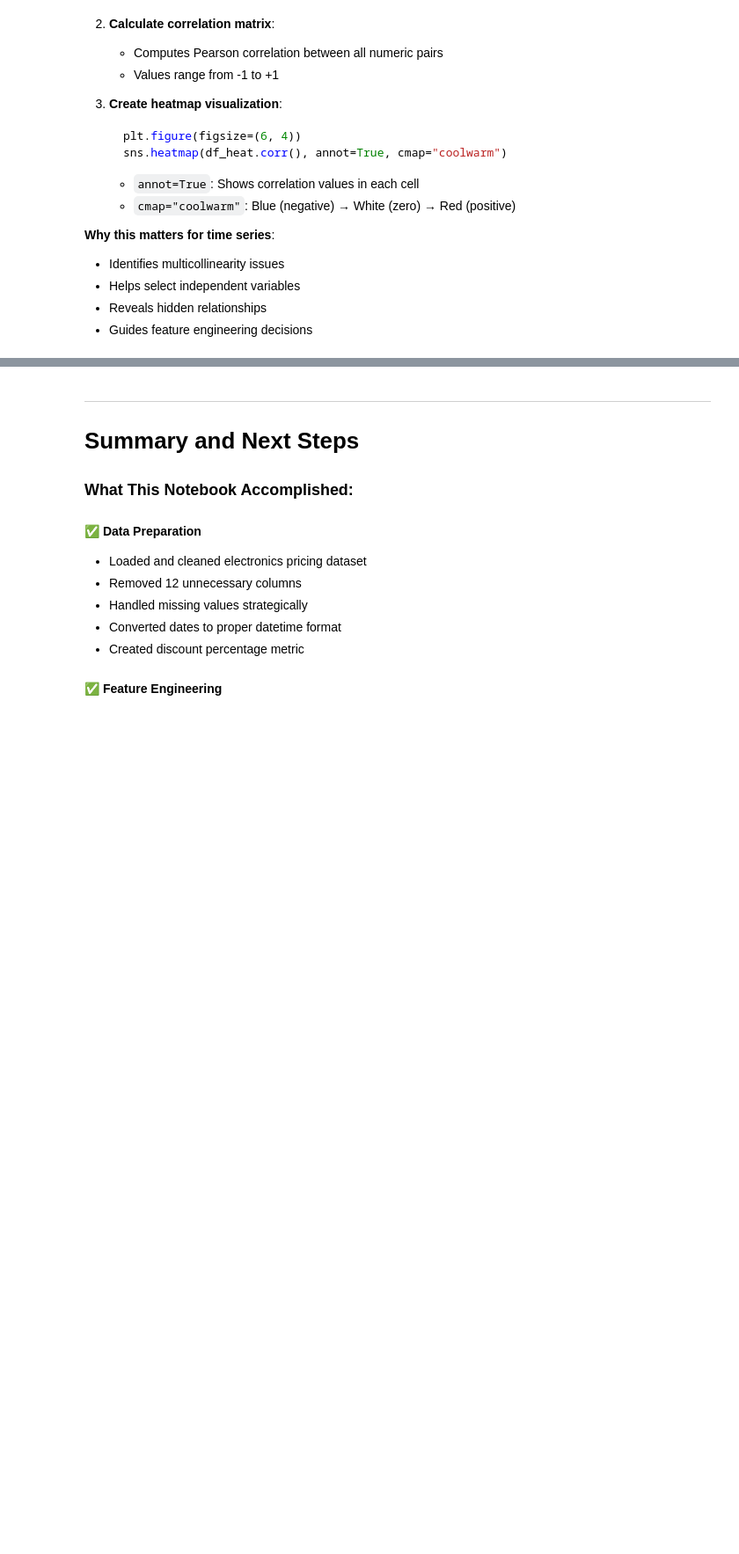
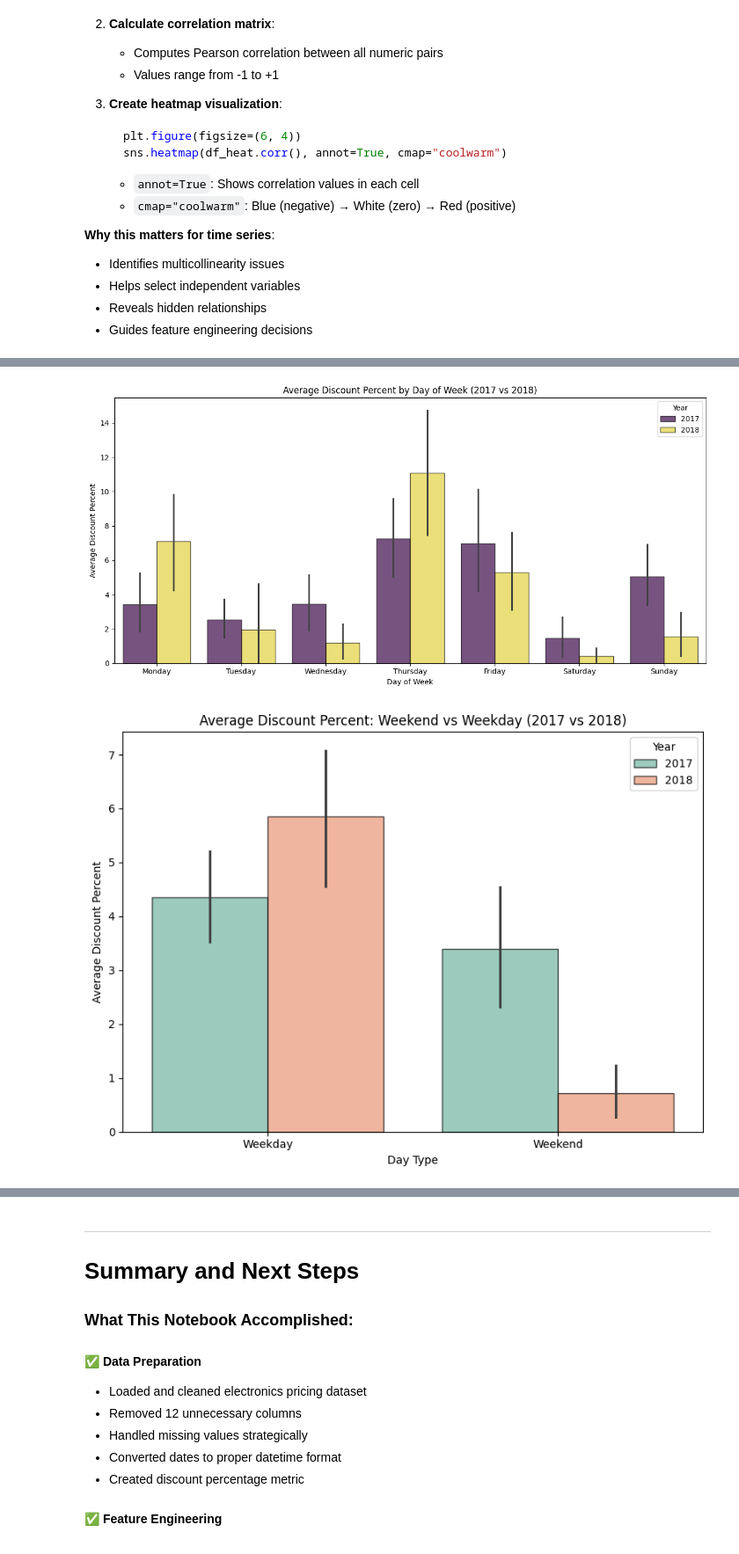
Before and after one commit to dealcatcher/jupyter-lab-models, a Jupyter notebook: sarima.ipynb, the cells around one changed output, grey strips where cells are left out. Shown at 88% size. Drawn from its saved outputs; the diff is of its cells as text; code cells hidden in the pictures; blank space fills up the shorter version.

```diff
--- a/sarima.ipynb
+++ b/sarima.ipynb
@@ -470,0 +560,50 @@ plt.show()
+# %%
+# Extract year and day of week information
+df["year"] = df["dateSeen"].dt.year
+df["day_of_week"] = df["dateSeen"].dt.day_name()
+df["is_weeknd"] = df["day_of_week"].isin(["Saturday", "Sunday"])
+df["is_weeknd"] = df["is_weeknd"].replace({True: "Weekend", False: "Weekday"})
+
+# Group by both day and year
+df.groupby(["year", "day_of_week"])["discount_percent"].mean()
+
+# Plot 1: Discount by Day of Week - comparing 2017 vs 2018
+plt.figure(figsize=(12, 6))
+sns.barplot(
+    data=df,
+    x="day_of_week",
+    y="discount_percent",
+    hue="year",  # This creates separate bars for each year
+    palette="viridis",
+    alpha=0.7,
+    edgecolor="black",
+    order=["Monday", "Tuesday", "Wednesday", "Thursday", "Friday", "Saturday", "Sunday"]
+)
+plt.title("Average Discount Percent by Day of Week (2017 vs 2018)")
+plt.xlabel("Day of Week")
+plt.ylabel("Average Discount Percent")
+plt.legend(title="Year")
+plt.tight_layout()
+plt.show()
+
+# Plot 2: Weekend vs Weekday - comparing 2017 vs 2018
+plt.figure(figsize=(8, 6))
+sns.barplot(
+    data=df,
+    x="is_weeknd",
+    y="discount_percent",
+    hue="year",  # This creates separate bars for each year
+    palette="Set2",
+    alpha=0.7,
+    edgecolor="black"
+)
+
+plt.title("Average Discount Percent: Weekend vs Weekday (2017 vs 2018)")
+plt.xlabel("Day Type")
+plt.ylabel("Average Discount Percent")
+plt.legend(title="Year")
+plt.tight_layout()
+plt.show()
+# %% [output]
+[figure, added]
+[figure, added]
```
Also changed, not shown: parts of 42 cells of this notebook.
